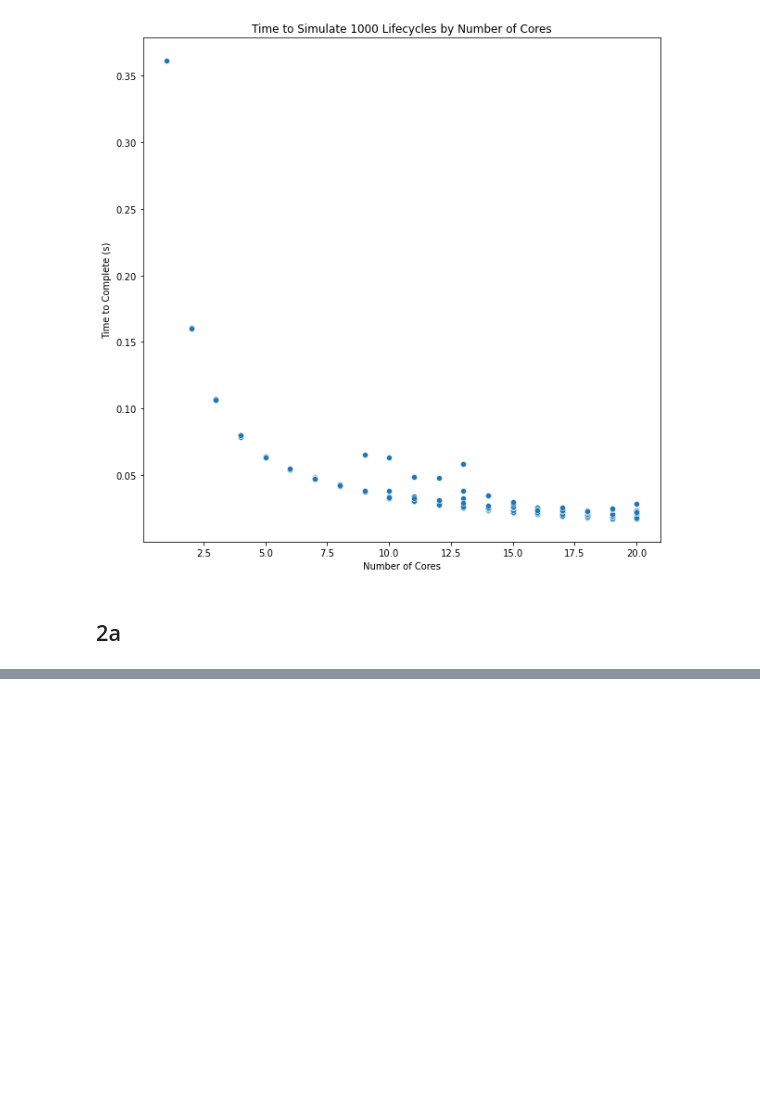
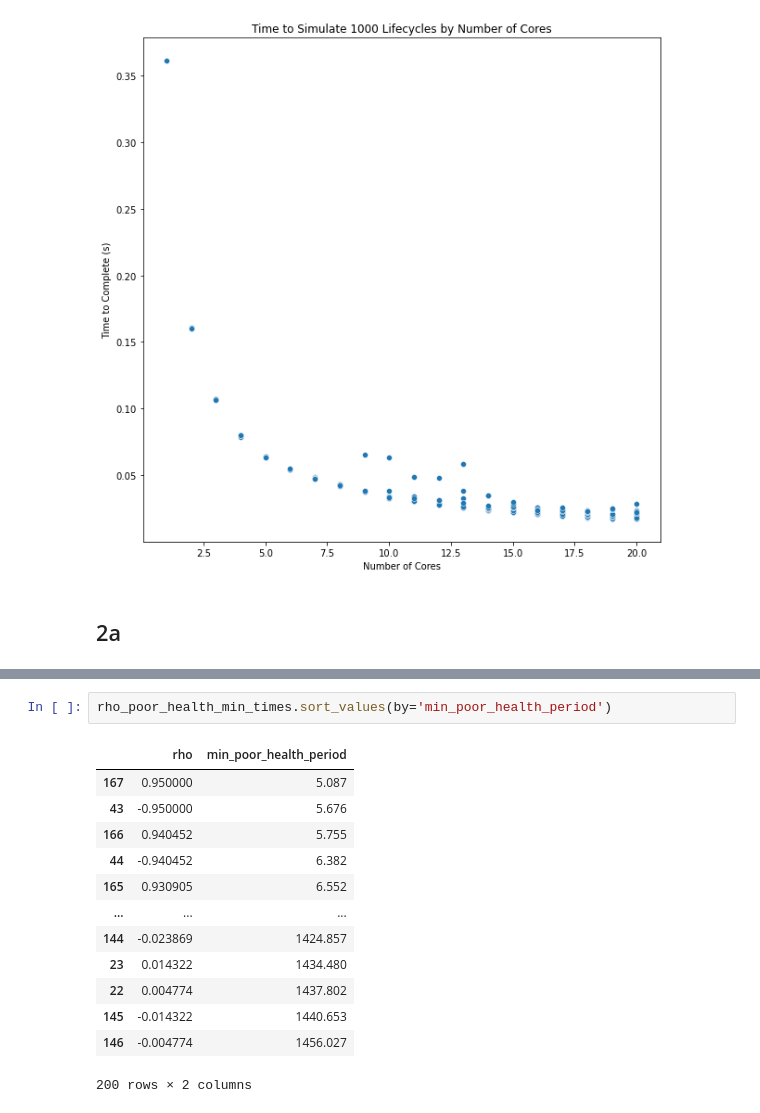
Before and after one commit to natalie-ayers/assignment-1-large-scale, a Jupyter notebook: assignment_1_assoc_tasks.ipynb, the cells around one changed output, grey strips where cells are left out. Drawn from its saved outputs; the diff is of its cells as text; blank space fills up the shorter version.

```diff
--- a/assignment_1_assoc_tasks.ipynb
+++ b/assignment_1_assoc_tasks.ipynb
@@ -31,0 +134,16 @@ rho_sims = pd.read_csv('mpi_rho_tests_numbacc.out', sep=' ', names=['rank','size
+# %%
+rho_poor_health_min_times.sort_values(by='min_poor_health_period')
+# %% [output]
+|  | rho | min_poor_health_period |
+| 167 | 0.950000 | 5.087 |
+| 43 | -0.950000 | 5.676 |
+| 166 | 0.940452 | 5.755 |
+| 44 | -0.940452 | 6.382 |
+| 165 | 0.930905 | 6.552 |
+| ... | ... | ... |
+| 144 | -0.023869 | 1424.857 |
+| 23 | 0.014322 | 1434.480 |
+| 22 | 0.004774 | 1437.802 |
+| 145 | -0.014322 | 1440.653 |
+| 146 | -0.004774 | 1456.027 |
+200 rows × 2 columns
```
Also changed, not shown: parts of 9 cells of this notebook, 4 other files.
